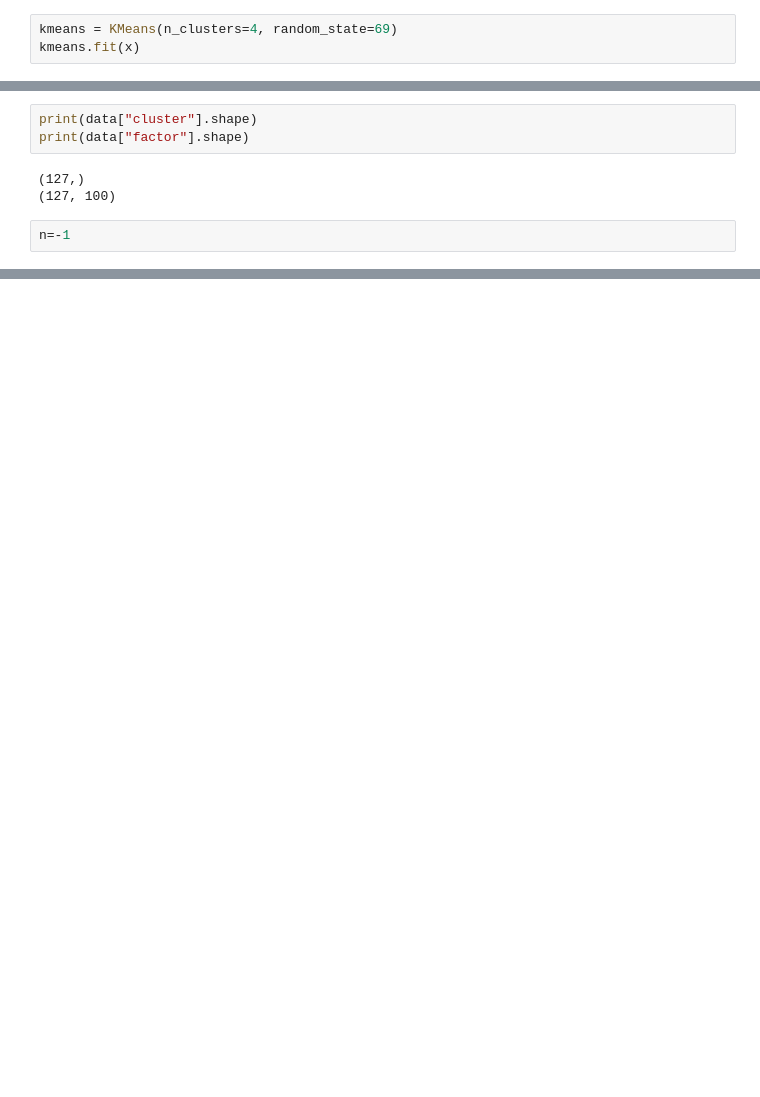
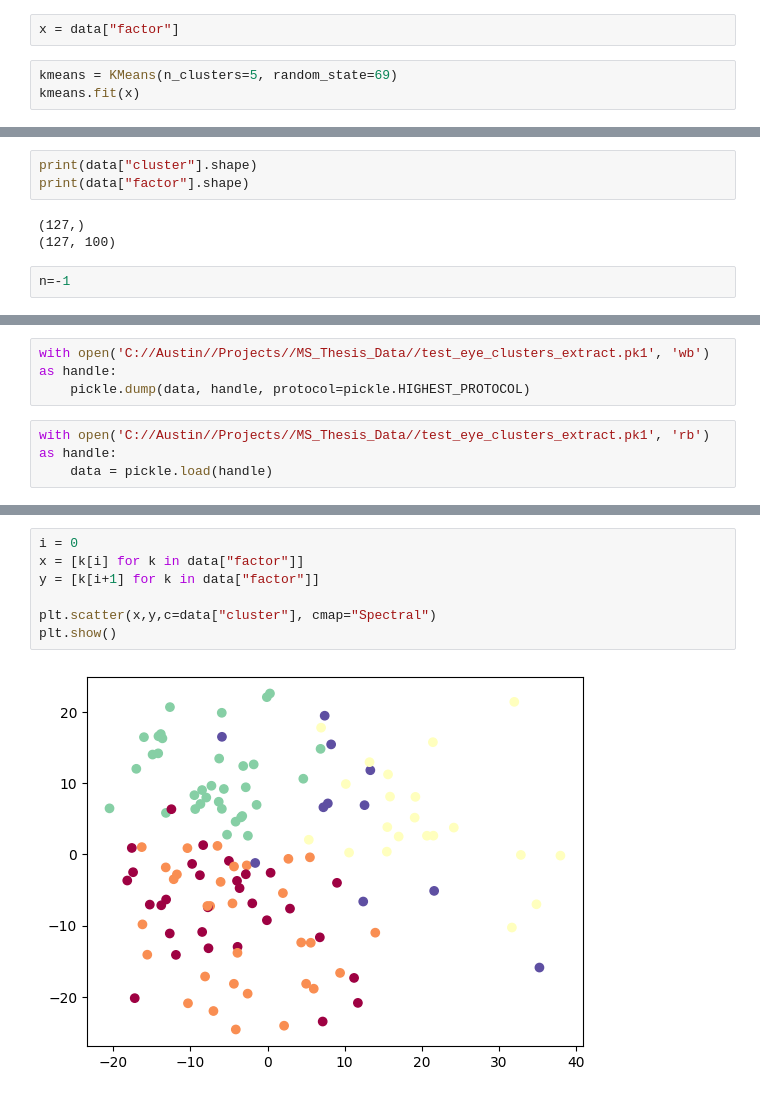
Before and after one commit to Austin-Paulraj/MS_Thesis, a Jupyter notebook: tester_code_files/test_method1_on_eyes.ipynb, the cells around one changed output, grey strips where cells are left out. Drawn from its saved outputs; the diff is of its cells as text; blank space fills up the shorter version.

```diff
--- a/tester_code_files/test_method1_on_eyes.ipynb
+++ b/tester_code_files/test_method1_on_eyes.ipynb
@@ -138,4 +239,6 @@ data["factor"].shape
+# %%
+x = data["factor"]
 # %%
-kmeans = KMeans(n_clusters=4, random_state=69)
+kmeans = KMeans(n_clusters=5, random_state=69)
 kmeans.fit(x)
 # %% [output]
@@ -178,0 +283,6 @@ plt.show()
+# %%
+with open('C://Austin//Projects//MS_Thesis_Data//test_eye_clusters_extract.pk1', 'wb') as handle:
+    pickle.dump(data, handle, protocol=pickle.HIGHEST_PROTOCOL)
+# %%
+with open('C://Austin//Projects//MS_Thesis_Data//test_eye_clusters_extract.pk1', 'rb') as handle:
+    data = pickle.load(handle)
@@ -178,0 +299,9 @@ plt.show()
+# %%
+i = 0
+x = [k[i] for k in data["factor"]]
+y = [k[i+1] for k in data["factor"]]
+
+plt.scatter(x,y,c=data["cluster"], cmap="Spectral")
+plt.show()
+# %% [output]
+[figure, added]
```
Also changed, not shown: parts of 29 cells of this notebook, 1 other file.
